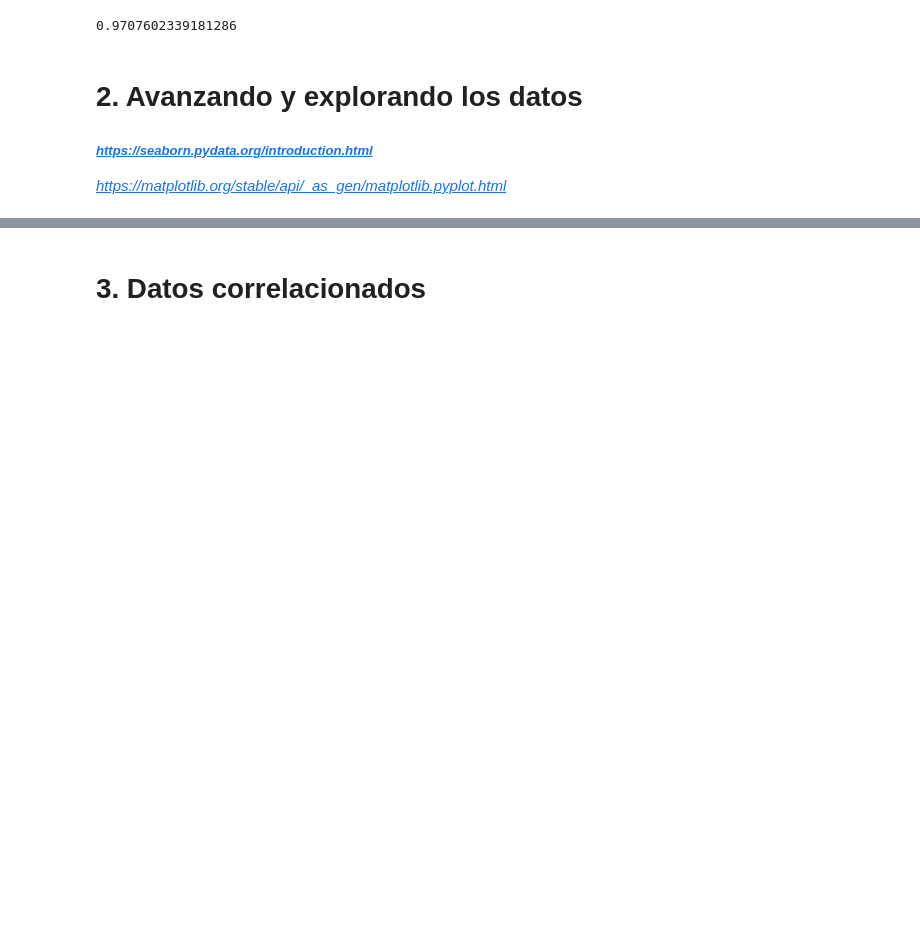
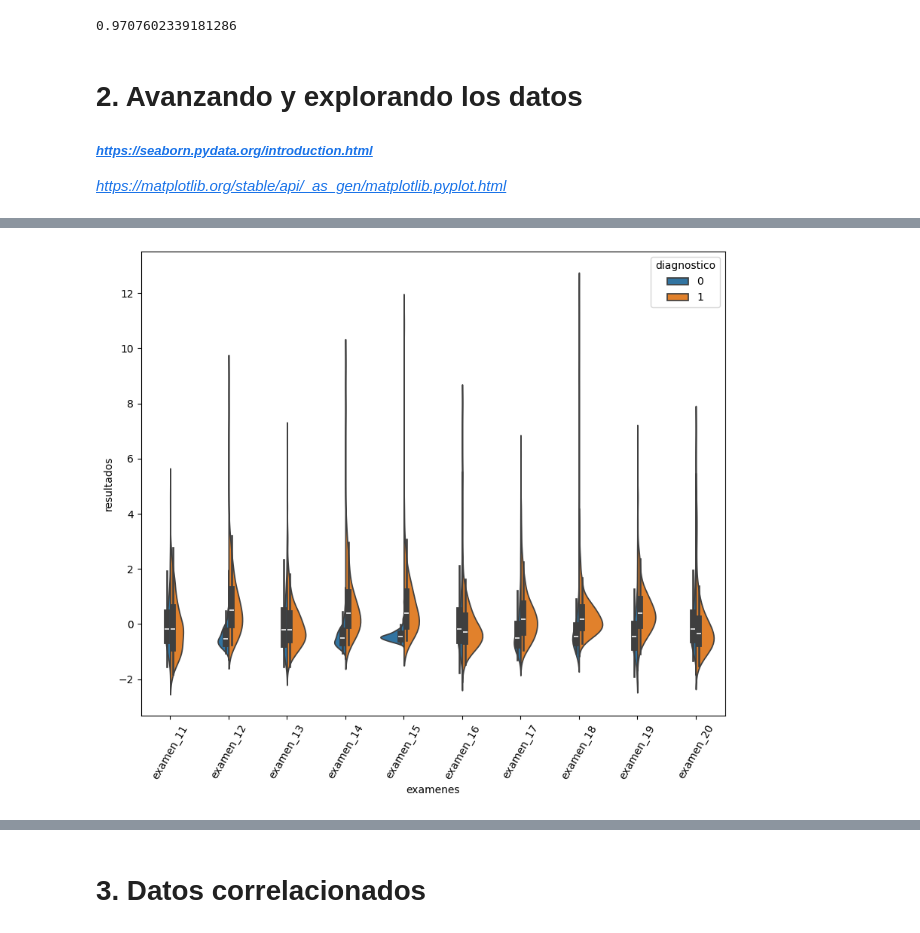
Before and after one commit to MiguelFigueroa02/1820-machine-learning-lidiando-con-datos-de-muchas-dimensiones, a Jupyter notebook: dimensionality_reduction.ipynb, the cells around one changed output, grey strips where cells are left out. Saved outputs shown, nothing was run; the diff lists cells and outputs as text; code cells hidden in the pictures; blank space fills up the shorter version.

```diff
--- a/dimensionality_reduction.ipynb
+++ b/dimensionality_reduction.ipynb
@@ -138,0 +192,4 @@ forest.score(X_test, y_test)
+# %%
+violin(10,20)
+# %% [output]
+[figure, added]
```
Also changed, not shown: parts of 7 cells of this notebook.
